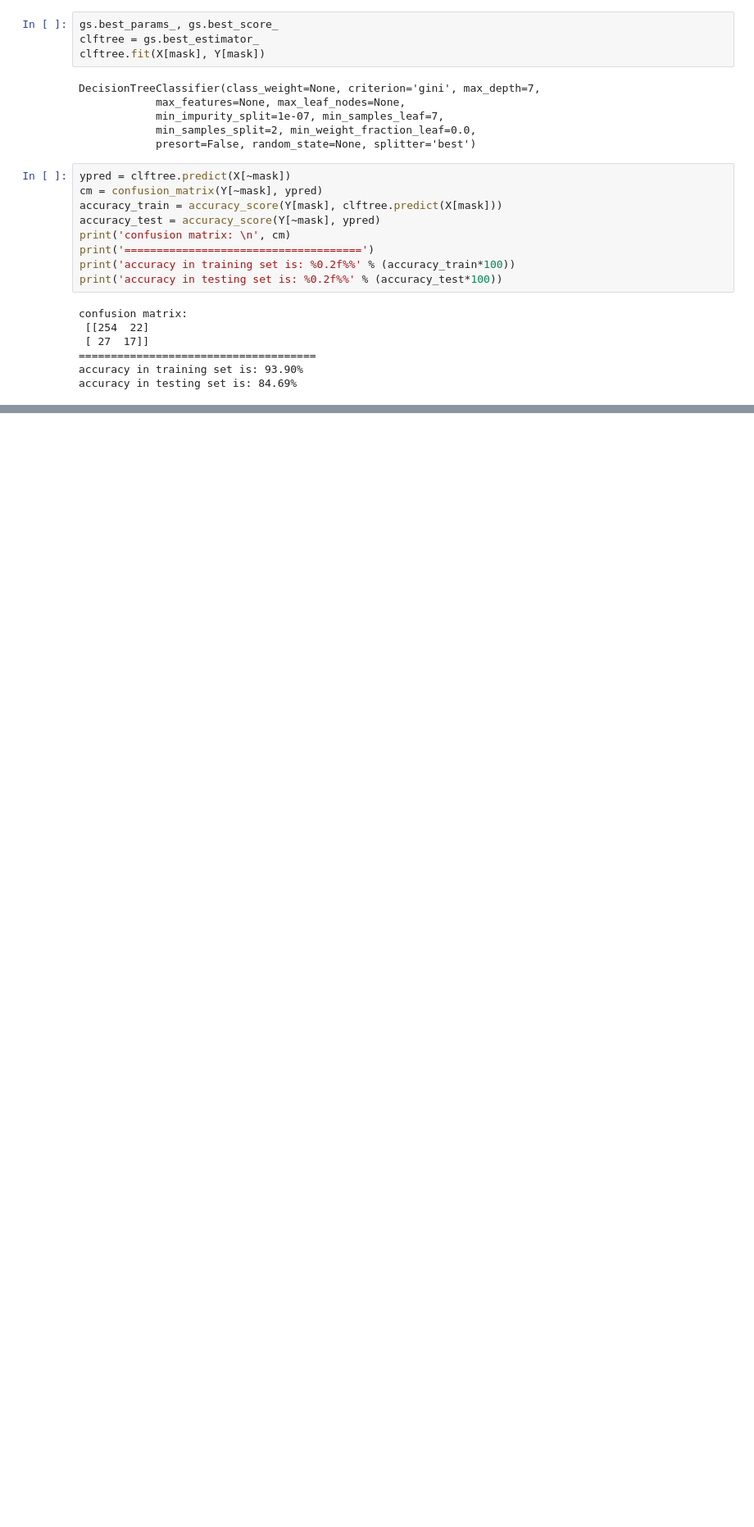
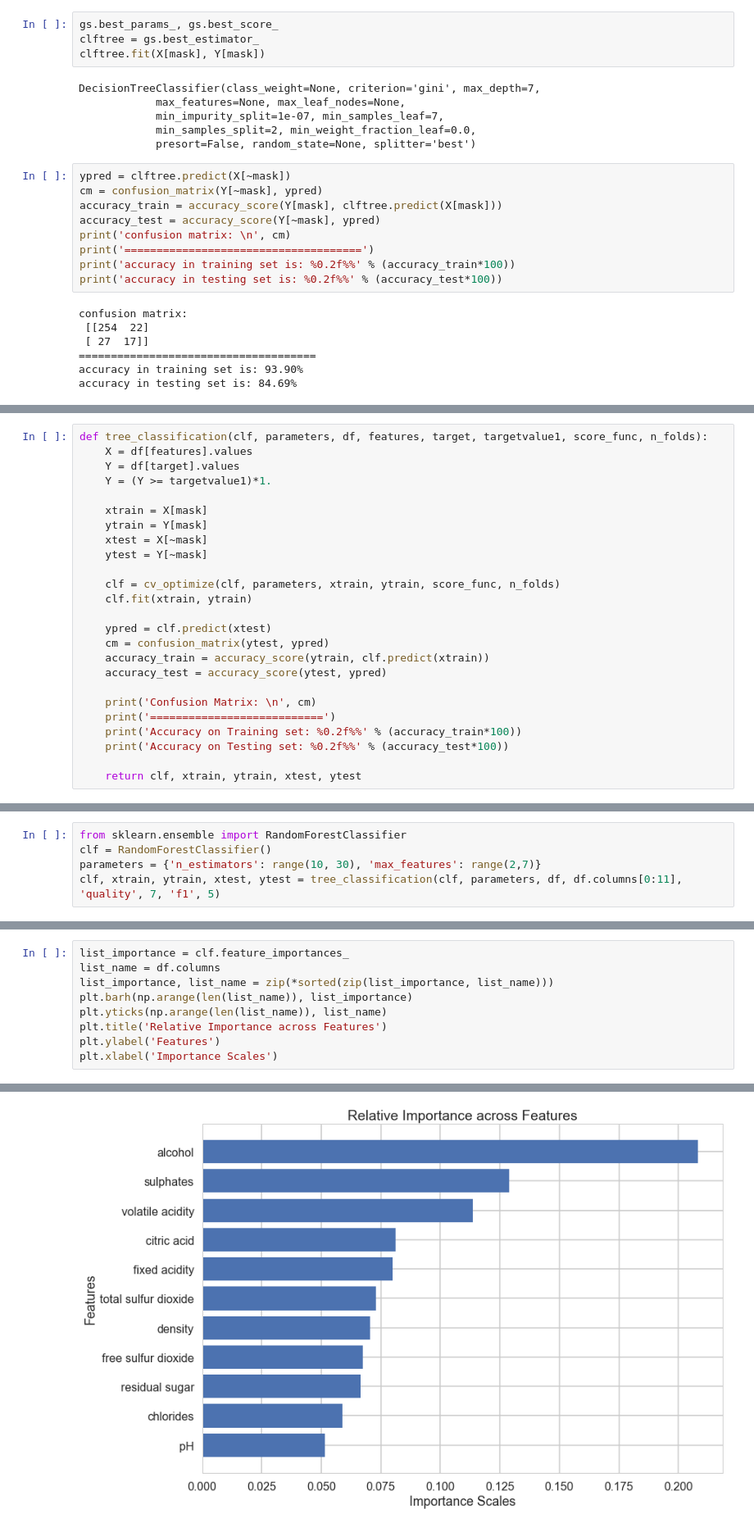
Before and after one commit to jizihao1108/python-codes, a Jupyter notebook: Tree Models.ipynb, the cells around one changed output, grey strips where cells are left out. Shown: that part at 82% size. Saved outputs shown, nothing was run; the diff lists cells and outputs as text; blank space fills up the shorter version.

```diff
--- a/Tree Models.ipynb
+++ b/Tree Models.ipynb
@@ -103,0 +135,25 @@ accuracy in testing set is: 84.69%
+# %%
+def tree_classification(clf, parameters, df, features, target, targetvalue1, score_func, n_folds):
+    X = df[features].values
+    Y = df[target].values
+    Y = (Y >= targetvalue1)*1.
+
+    xtrain = X[mask]
+    ytrain = Y[mask]
+    xtest = X[~mask]
+    ytest = Y[~mask]
+
+    clf = cv_optimize(clf, parameters, xtrain, ytrain, score_func, n_folds)
+    clf.fit(xtrain, ytrain)
+
+    ypred = clf.predict(xtest)
+    cm = confusion_matrix(ytest, ypred)
+    accuracy_train = accuracy_score(ytrain, clf.predict(xtrain))
+    accuracy_test = accuracy_score(ytest, ypred)
+
+    print('Confusion Matrix: \n', cm)
+    print('===========================')
+    print('Accuracy on Training set: %0.2f%%' % (accuracy_train*100))
+    print('Accuracy on Testing set: %0.2f%%' % (accuracy_test*100))
+
+    return clf, xtrain, ytrain, xtest, ytest
@@ -103,0 +218,5 @@ accuracy in testing set is: 84.69%
+# %%
+from sklearn.ensemble import RandomForestClassifier
+clf = RandomForestClassifier()
+parameters = {'n_estimators': range(10, 30), 'max_features': range(2,7)}
+clf, xtrain, ytrain, xtest, ytest = tree_classification(clf, parameters, df, df.columns[0:11], 'quality', 7, 'f1', 5)
@@ -103,0 +232,10 @@ accuracy in testing set is: 84.69%
+# %%
+list_importance = clf.feature_importances_
+list_name = df.columns
+list_importance, list_name = zip(*sorted(zip(list_importance, list_name)))
+plt.barh(np.arange(len(list_name)), list_importance)
+plt.yticks(np.arange(len(list_name)), list_name)
+plt.title('Relative Importance across Features')
+plt.ylabel('Features')
+plt.xlabel('Importance Scales')
+# %% [output]
@@ -103,0 +243 @@ accuracy in testing set is: 84.69%
+[figure, added]
```
Also changed, not shown: parts of 15 cells of this notebook.
